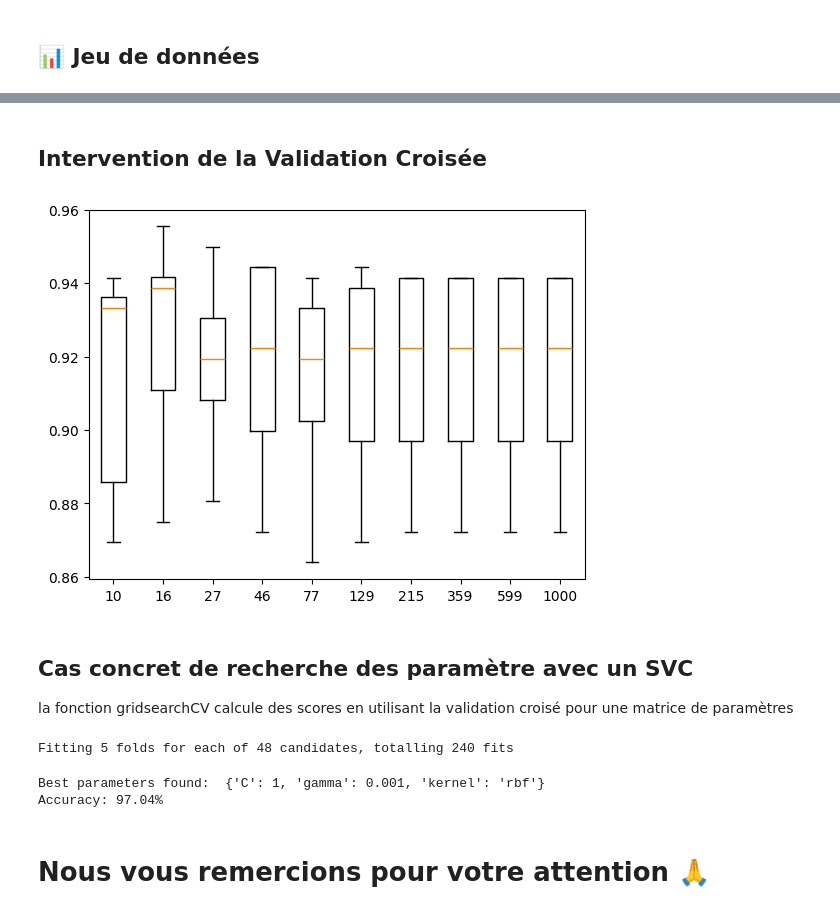
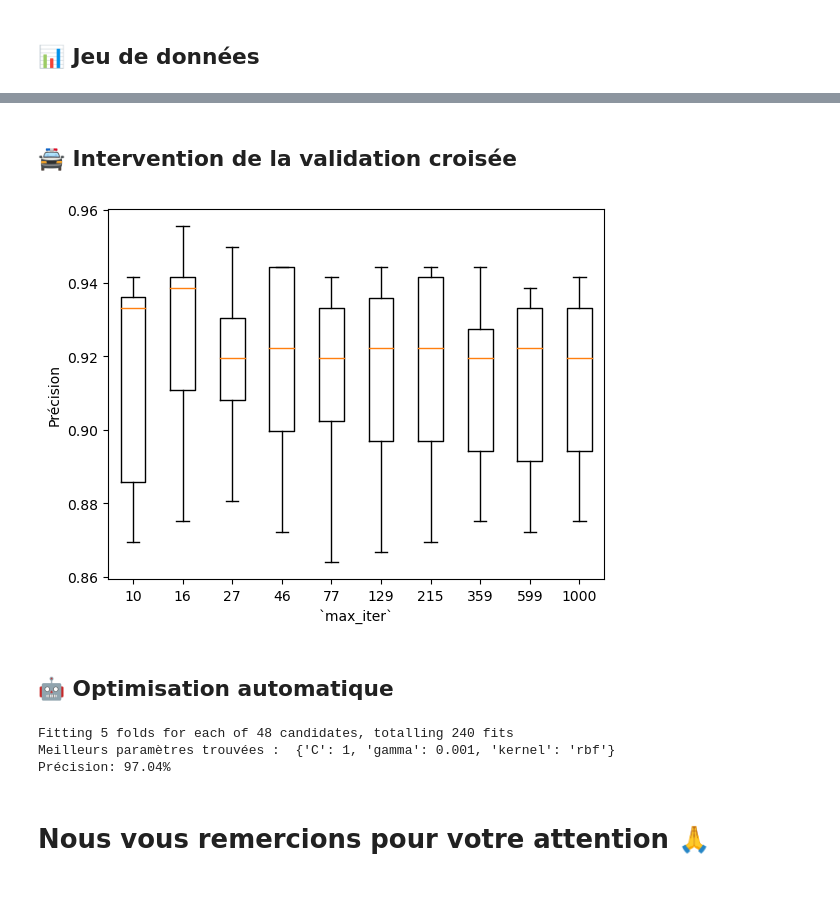
Before and after one commit to AlixANNERAUD/Cross_validation_presentation, a Jupyter notebook: Presentation.ipynb, the cells around one changed output, grey strips where cells are left out. Saved outputs shown, nothing was run; the diff lists cells and outputs as text; code cells hidden in the pictures.

```diff
--- a/Presentation.ipynb
+++ b/Presentation.ipynb
@@ -183,31 +177,25 @@ plt.title('Précision du modèle en fonction de `max_iter`');
 # %% [markdown]
-## Intervention de la Validation Croisée
+## 🚔 Intervention de la validation croisée
 # %%
-precisions = {}
+def illustration_intervention_validation_croisee():
+    precisions = {}
+    maximum_iterations = np.logspace(1, 3, 10)
 
-for  max_iter in maximum_iterations:
-    # - Création et entraînement du modèle
-    regression = LogisticRegression(max_iter=max_iter)
-    regression.fit(X_entrainement, y_entrainement)
+    for max_iter in maximum_iterations:
+        max_iter = int(max_iter)
+        precisions[str(max_iter)] = validation_croisee_regression_logistique(data, max_iter)
 
-    # - Prédiction du model sur le jeu de test
-    predictions = regression.predict(X_test)
-
-    # - Calcul de la précision du modèle
-    precision = cross_val_score(regression, data,\
-                                chiffres.target, cv=5, scoring='accuracy')
-
-    precisions[str(max_iter)] = precision
-
-
-_, axes = plt.subplots();
-axes.boxplot(precisions.values());
-axes.set_xticklabels(precisions.keys());
+    _, axes = plt.subplots()
+    axes.boxplot(precisions.values())
+    axes.set_xticklabels(precisions.keys())
+    axes.set_xlabel('`max_iter`')
+    axes.set_ylabel('Précision')
-# %% [output]
-[figure, removed]
+# %%
+illustration_intervention_validation_croisee()
+# %% [output]
+[figure, added]
 # %% [markdown]
-## Cas concret de recherche des paramètre avec un SVC
-la fonction gridsearchCV calcule des scores en utilisant la validation croisé pour une matrice de paramètres
+## 🤖 Optimisation automatique
 # %%
 param_grid = {
     'C': [0.1, 1, 10, 100],  # Plus C est élevé, plus la régularisation est faible
@@ -220,18 +208,17 @@ svm = SVC()
 grid_search = GridSearchCV(svm, param_grid, cv=5,\
                             scoring='accuracy', verbose=1)
 grid_search.fit(X_entrainement, y_entrainement);
+
+# Affichage des meilleurs paramètres
+print("Meilleurs paramètres trouvées : ", grid_search.best_params_)
+best_svm = grid_search.best_estimator_
+
+# Prédiction et évaluation sur l'ensemble de test
+predictions = best_svm.predict(X_test)
+print("Précision: {:.2f}%".format(accuracy_score(y_test, predictions) * 100))
 # %% [output]
 Fitting 5 folds for each of 48 candidates, totalling 240 fits
+Meilleurs paramètres trouvées :  {'C': 1, 'gamma': 0.001, 'kernel': 'rbf'}
+Précision: 97.04%
-# %%
-# Affichage des meilleurs paramètres
-print("Best parameters found: ", grid_search.best_params_)
-best_svm = grid_search.best_estimator_
-
-# Prédiction et évaluation sur l'ensemble de test
-predictions = best_svm.predict(X_test)
-print("Accuracy: {:.2f}%".format(accuracy_score(y_test, predictions) * 100))
-# %% [output]
-Best parameters found:  {'C': 1, 'gamma': 0.001, 'kernel': 'rbf'}
-Accuracy: 97.04%
 # %% [markdown]
 # Nous vous remercions pour votre attention 🙏
```
Also changed, not shown: parts of 16 cells of this notebook.
